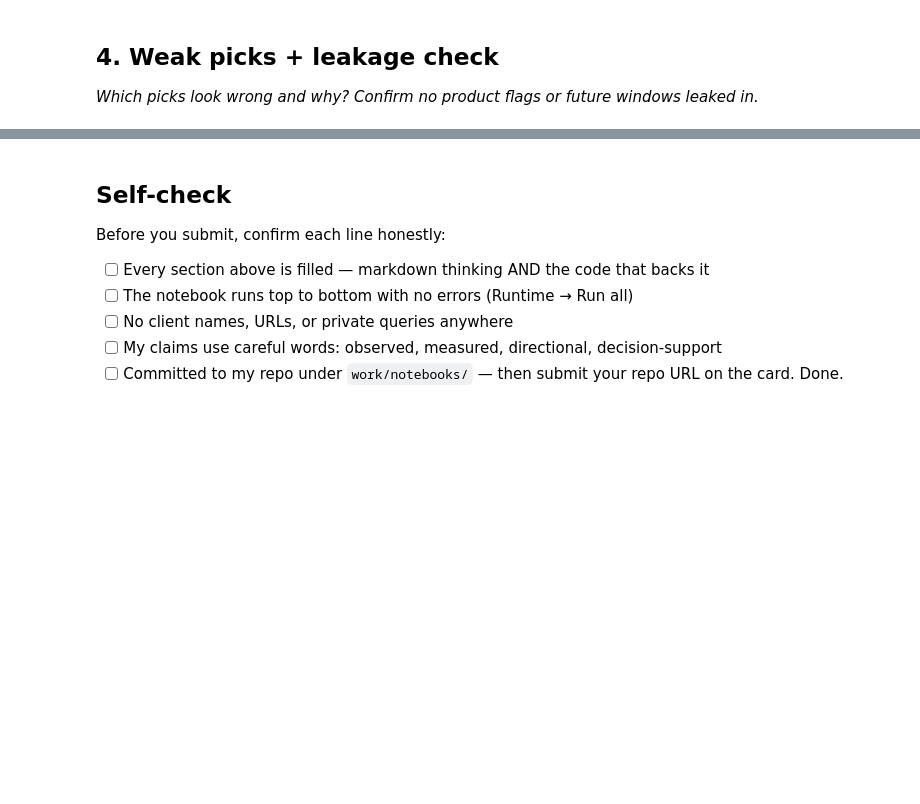
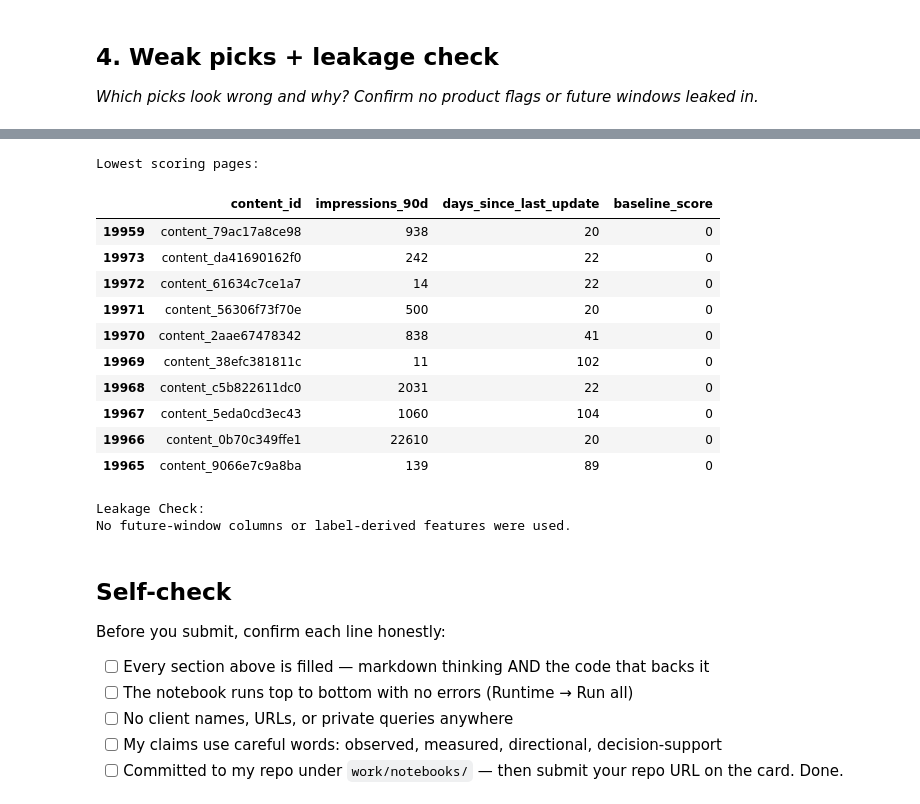
Before and after one commit to UbaidMalik365/flyrank-ml-internship, a Jupyter notebook: work/notebooks/w04_baseline_score.ipynb, the cells around one changed output, grey strips where cells are left out. Cells and saved outputs as stored; diff of their text form; code cells hidden in the pictures; blank space fills up the shorter version.

```diff
--- a/work/notebooks/w04_baseline_score.ipynb
+++ b/work/notebooks/w04_baseline_score.ipynb
@@ -37,3 +215,47 @@ This skeleton is yours to fill. Work the sections **in order** — each one has
+# %%
+import pandas as pd
+
+# Load dataset
+df = pd.read_csv("data/raw/content_refresh_anonymized.csv")
+
+# Create baseline score
+df["baseline_score"] = (
+    df["impressions_90d"] *
+    (df["days_since_last_update"] >= 180).astype(int)
+)
+
+# Show some low-scoring pages
+weak_picks = df.sort_values("baseline_score").head(10)
+
+print("Lowest scoring pages:")
+display(
+    weak_picks[
+        [
+            "content_id",
+            "impressions_90d",
+            "days_since_last_update",
+            "baseline_score"
+        ]
+    ]
+)
+
+print("\nLeakage Check:")
+print("No future-window columns or label-derived features were used.")
+# %% [output]
+Lowest scoring pages:
+|  | content_id | impressions_90d | days_since_last_update | baseline_score |
+| 19959 | content_79ac17a8ce98 | 938 | 20 | 0 |
+| 19973 | content_da41690162f0 | 242 | 22 | 0 |
+| 19972 | content_61634c7ce1a7 | 14 | 22 | 0 |
+| 19971 | content_56306f73f70e | 500 | 20 | 0 |
+| 19970 | content_2aae67478342 | 838 | 41 | 0 |
+| 19969 | content_38efc381811c | 11 | 102 | 0 |
+| 19968 | content_c5b822611dc0 | 2031 | 22 | 0 |
+| 19967 | content_5eda0cd3ec43 | 1060 | 104 | 0 |
+| 19966 | content_0b70c349ffe1 | 22610 | 20 | 0 |
+| 19965 | content_9066e7c9a8ba | 139 | 89 | 0 |
+Leakage Check:
+No future-window columns or label-derived features were used.
 # %% [markdown]
 ## Self-check
 
```
Also changed, not shown: parts of 12 cells of this notebook.
